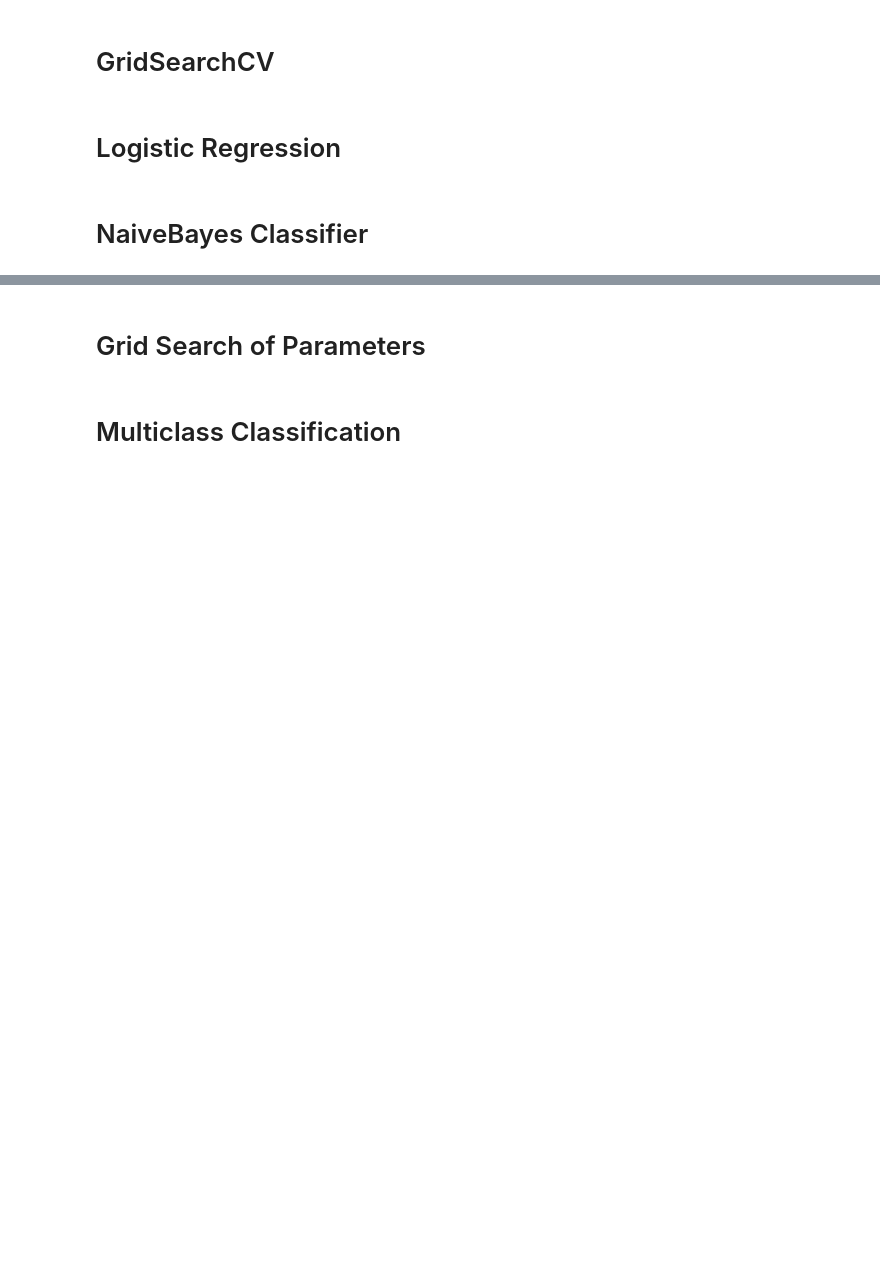
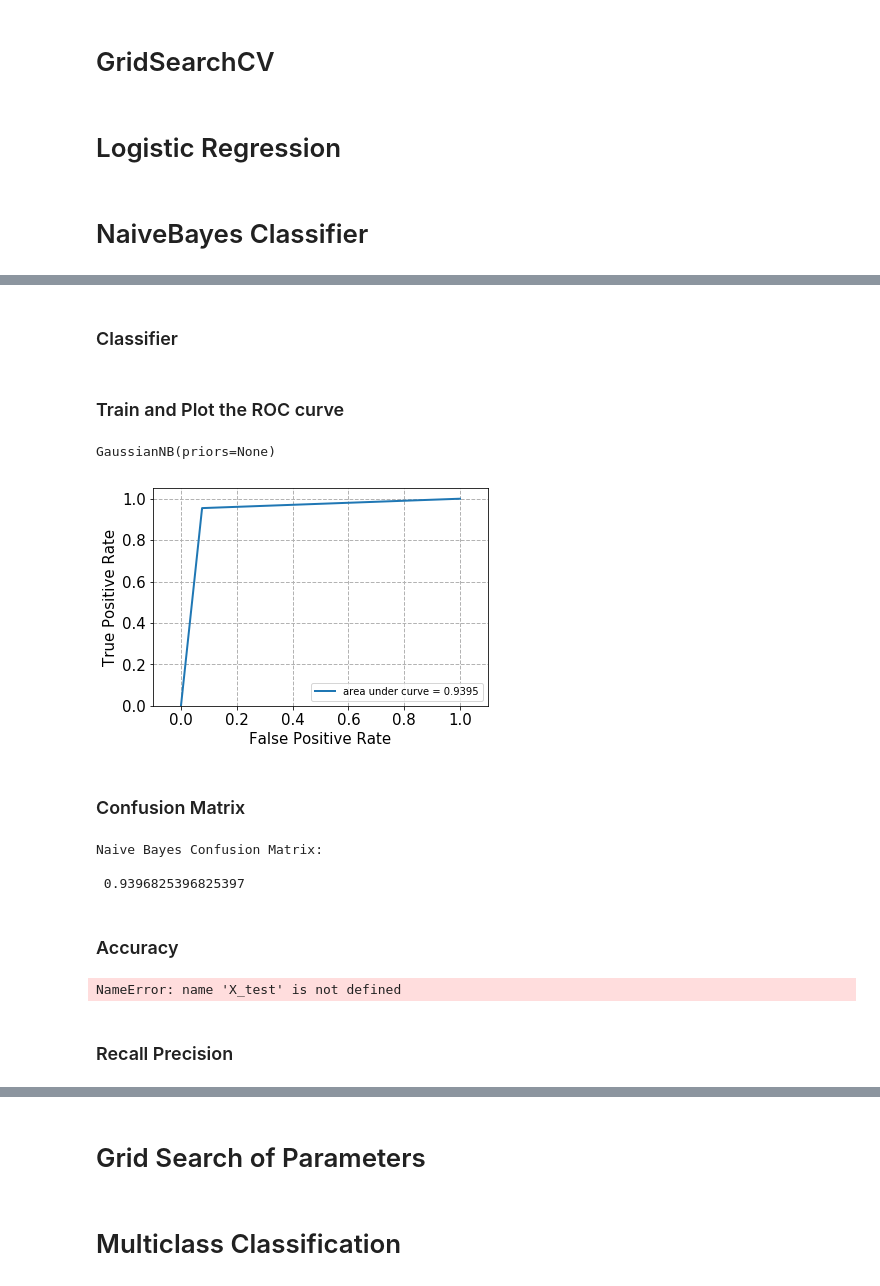
Before and after one commit to nsnguyen/ECE-219, a Jupyter notebook: project1/Project_1.ipynb, the cells around one changed output, grey strips where cells are left out. Drawn from its saved outputs; the diff is of its cells as text; code cells hidden in the pictures; blank space fills up the shorter version.

Commit message:
added naive bayes

```diff
--- a/project1/Project_1.ipynb
+++ b/project1/Project_1.ipynb
@@ -467,0 +564,29 @@ for idx, x in enumerate(X_news):
+# %% [markdown]
+### Classifier
+# %%
+gnb = GaussianNB()
+# %% [markdown]
+### Train and Plot the ROC curve
+# %%
+fit_predict_and_plot_roc(gnb, X_train_tfidf.toarray(), binary_train_target, X_test_tfidf.toarray(), binary_test_target)
+# %% [output]
+GaussianNB(priors=None)
+[figure, added]
+# %% [markdown]
+### Confusion Matrix
+# %%
+print("Naive Bayes Confusion Matrix:\n\n",
+      accuracy_score(binary_test_target, gnb.predict(X_test_tfidf.toarray())))
+# %% [output]
+Naive Bayes Confusion Matrix:
+
+ 0.9396825396825397
+# %% [markdown]
+### Accuracy
+# %%
+print("Naive Bayes Accuracy:\n\n",
+      accuracy_score(X_test.target, gnb.predict(X_test_tfidf.toarray())))
+# %% [output]
+NameError: name 'X_test' is not defined
+# %% [markdown]
+### Recall Precision
```
Also changed, not shown: parts of 20 cells of this notebook.
